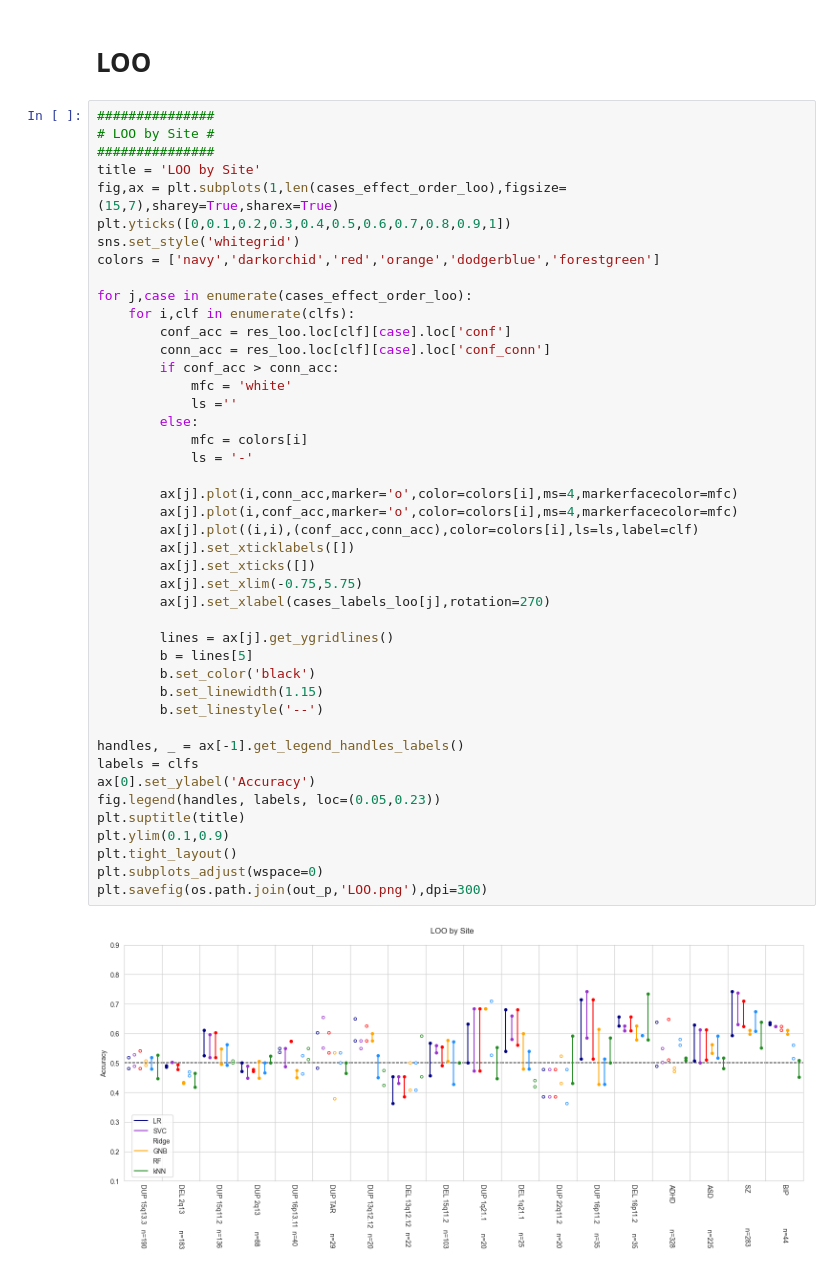
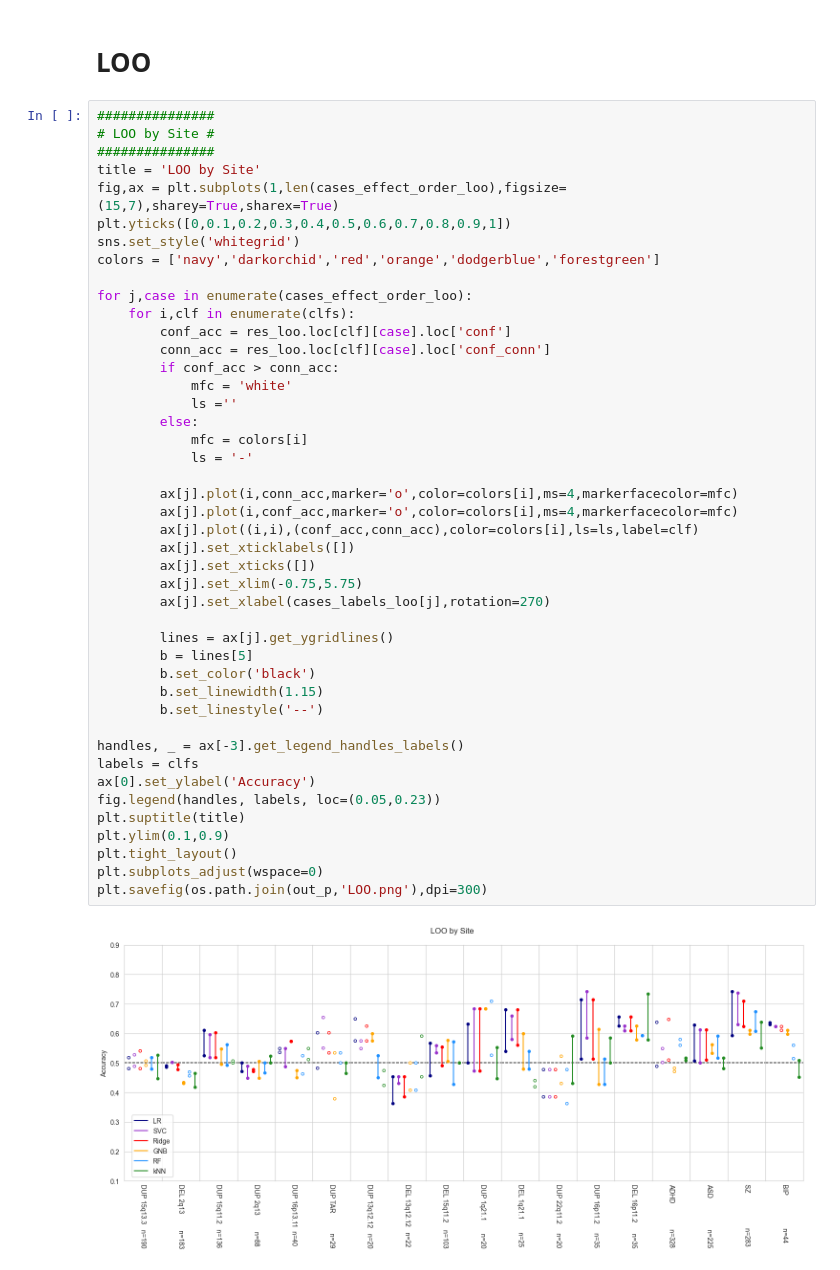
Before and after one commit to harveyaa/neuropsych_mtl, a Jupyter notebook: ML/benchmark_1/benchmark_1_plots.ipynb, the cells around one changed output. Saved outputs shown, nothing was run; the diff lists cells and outputs as text.

```diff
--- a/ML/benchmark_1/benchmark_1_plots.ipynb
+++ b/ML/benchmark_1/benchmark_1_plots.ipynb
@@ -178,32 +178,32 @@ for j,case in enumerate(cases_effect_order_loo):
         if conf_acc > conn_acc:
             mfc = 'white'
             ls =''
         else:
             mfc = colors[i]
             ls = '-'
 
         ax[j].plot(i,conn_acc,marker='o',color=colors[i],ms=4,markerfacecolor=mfc)
         ax[j].plot(i,conf_acc,marker='o',color=colors[i],ms=4,markerfacecolor=mfc)
         ax[j].plot((i,i),(conf_acc,conn_acc),color=colors[i],ls=ls,label=clf)
         ax[j].set_xticklabels([])
         ax[j].set_xticks([])
         ax[j].set_xlim(-0.75,5.75)
         ax[j].set_xlabel(cases_labels_loo[j],rotation=270)
 
         lines = ax[j].get_ygridlines()
         b = lines[5]
         b.set_color('black')
         b.set_linewidth(1.15)
         b.set_linestyle('--')
 
-handles, _ = ax[-1].get_legend_handles_labels()
+handles, _ = ax[-3].get_legend_handles_labels()
 labels = clfs
 ax[0].set_ylabel('Accuracy')
 fig.legend(handles, labels, loc=(0.05,0.23))
 plt.suptitle(title)
 plt.ylim(0.1,0.9)
 plt.tight_layout()
 plt.subplots_adjust(wspace=0)
 plt.savefig(os.path.join(out_p,'LOO.png'),dpi=300)
 # %% [output]
-[figure, old version]
+[figure, new version]
```
Also changed, not shown: parts of 1 cell of this notebook, 2 other files.
